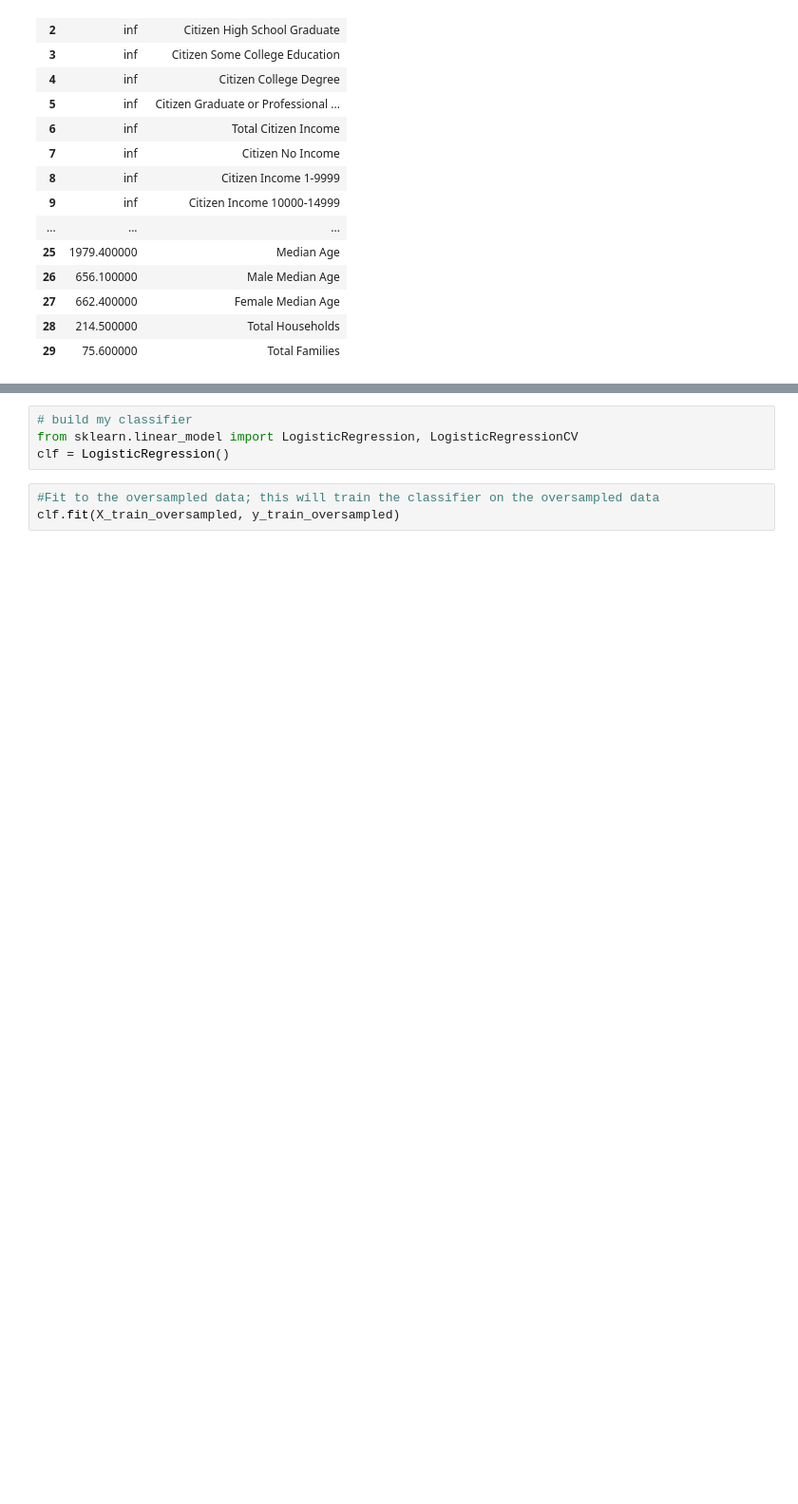
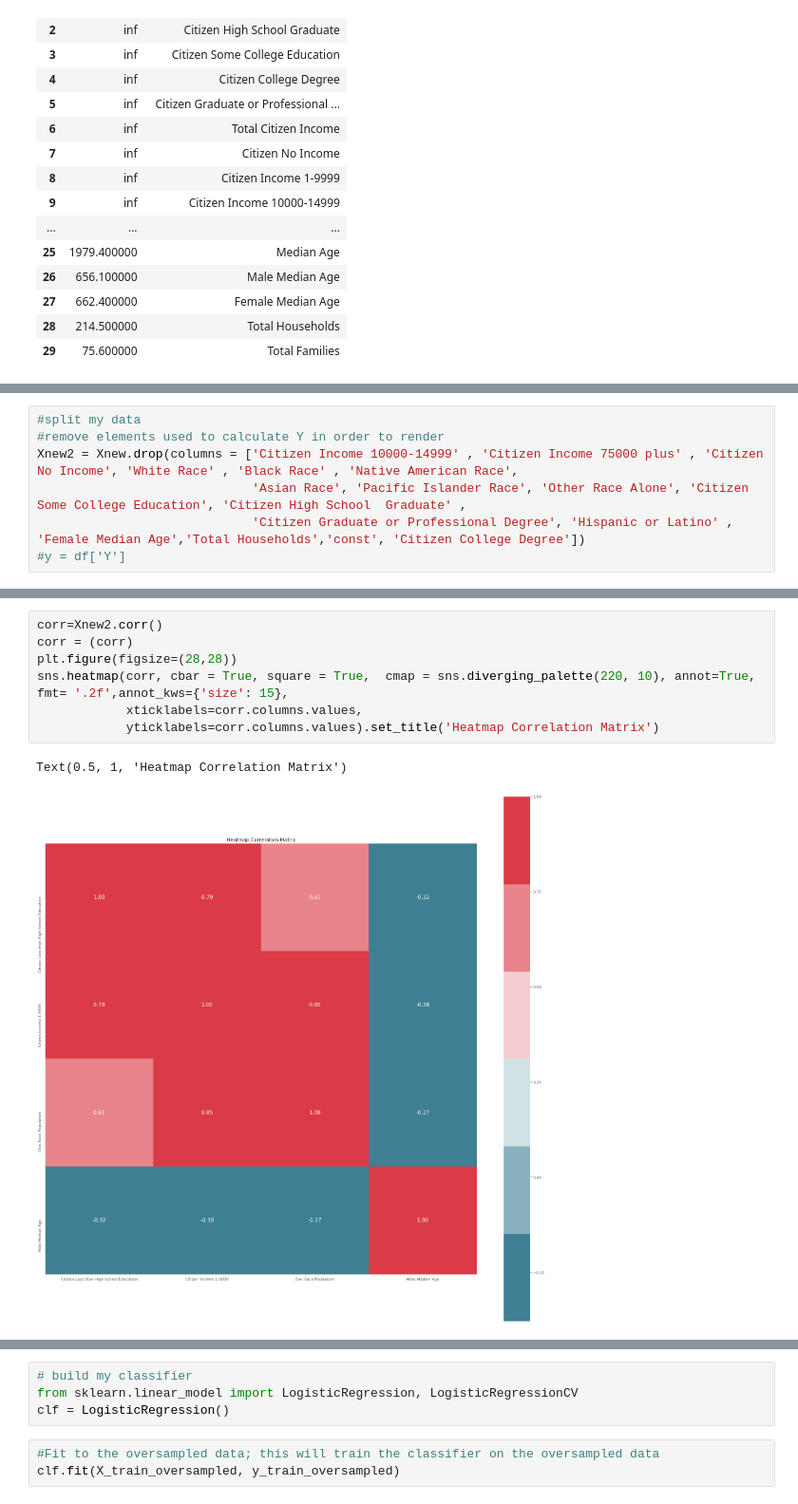
Before and after one commit to new4stu/BA590-Capstone, a Jupyter notebook: initial_EDA8.ipynb, the cells around one changed output, grey strips where cells are left out. Shown at 95% size. Cells and saved outputs as stored; diff of their text form; blank space fills up the shorter version.

```diff
--- a/initial_EDA8.ipynb
+++ b/initial_EDA8.ipynb
@@ -554,0 +641,7 @@ results.summary()
+# %%
+#split my data
+#remove elements used to calculate Y in order to render
+Xnew2 = Xnew.drop(columns = ['Citizen Income 10000-14999' , 'Citizen Income 75000 plus' , 'Citizen No Income', 'White Race' , 'Black Race' , 'Native American Race',
+                             'Asian Race', 'Pacific Islander Race', 'Other Race Alone', 'Citizen Some College Education', 'Citizen High School  Graduate' ,
+                             'Citizen Graduate or Professional Degree', 'Hispanic or Latino' , 'Female Median Age','Total Households','const', 'Citizen College Degree'])
+#y = df['Y']
@@ -554,0 +660,10 @@ results.summary()
+# %%
+corr=Xnew2.corr()
+corr = (corr)
+plt.figure(figsize=(28,28))
+sns.heatmap(corr, cbar = True, square = True,  cmap = sns.diverging_palette(220, 10), annot=True, fmt= '.2f',annot_kws={'size': 15},
+            xticklabels=corr.columns.values,
+            yticklabels=corr.columns.values).set_title('Heatmap Correlation Matrix')
+# %% [output]
+Text(0.5, 1, 'Heatmap Correlation Matrix')
+[figure, added]
```
Also changed, not shown: parts of 55 cells of this notebook, 2 other files.
